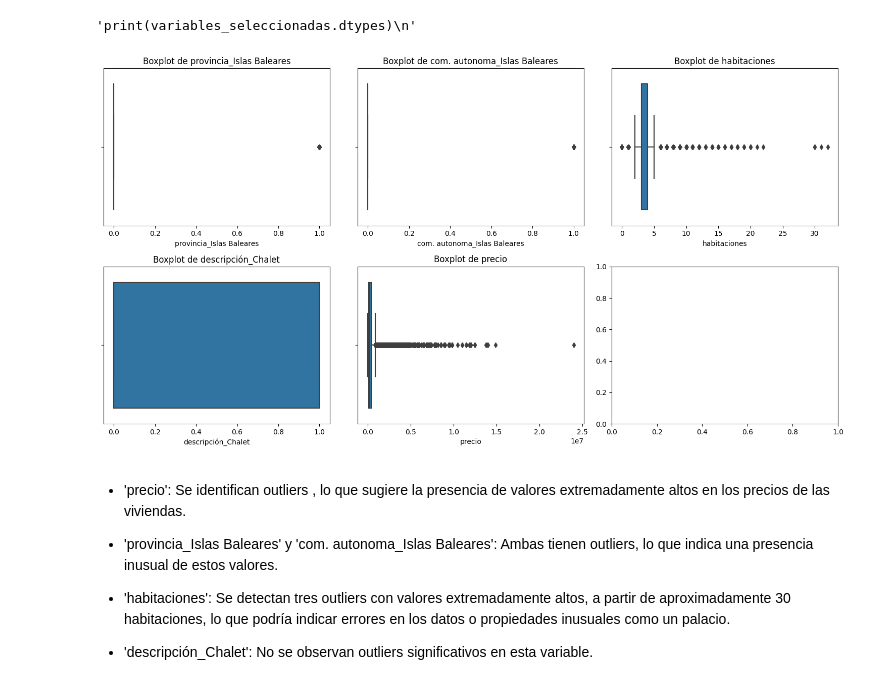
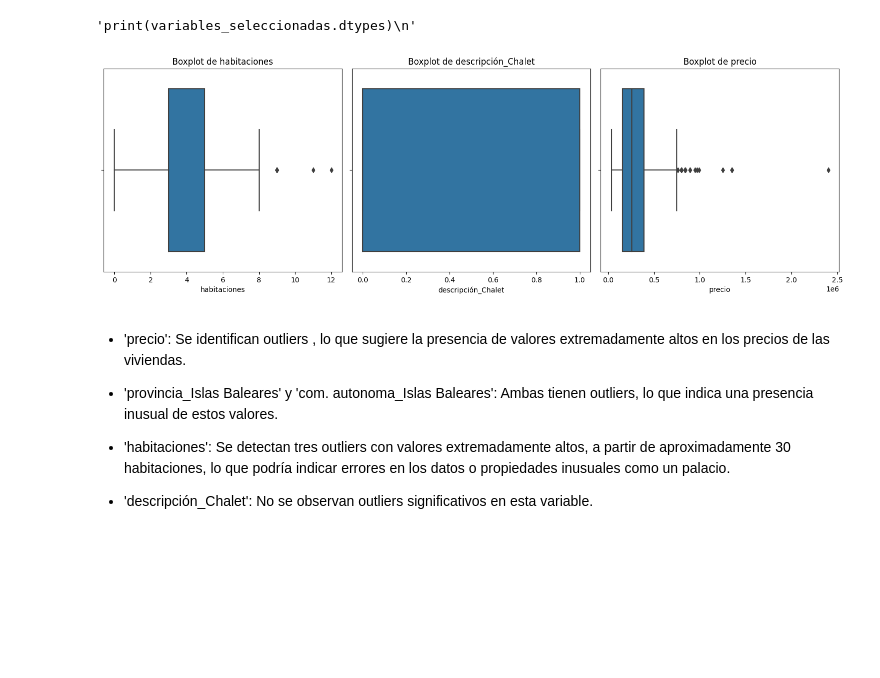
Before and after one commit to 4GeeksAcademy/028-PROYECTO_FINAL_VIVIENDAS-main-4geeks, a Jupyter notebook: src/eda_prov.ipynb, the cells around one changed output. Cells and saved outputs as stored; diff of their text form; code cells hidden in the pictures; blank space fills up the shorter version.

Commit message:
provincias eda

```diff
--- a/src/eda_prov.ipynb
+++ b/src/eda_prov.ipynb
@@ -376,27 +376,28 @@ dataframe.describe()
 # %%
 import matplotlib.pyplot as plt
 import seaborn as sns
 
-# Convertir columnas booleanas en numéricas usando .loc
-variables_seleccionadas.loc[:, 'provincia_Islas Baleares'] = variables_seleccionadas['provincia_Islas Baleares'].astype(int)
-variables_seleccionadas.loc[:, 'com. autonoma_Islas Baleares'] = variables_seleccionadas['com. autonoma_Islas Baleares'].astype(int)
+# DataFrame con las variables seleccionadas
+variables_seleccionadas = dataframe_encoded[['habitaciones', 'descripción_Chalet', 'precio']]
+
+# Convertir columnas booleanas en numéricas
 variables_seleccionadas.loc[:, 'descripción_Chalet'] = variables_seleccionadas['descripción_Chalet'].astype(int)
 
-# Crear una figura de subplots con 2 filas y 3 columnas (excluimos 'precio')
-fig, axes = plt.subplots(figsize=(15, 8), nrows=2, ncols=3)
+# Crear una figura de subplots con 1 fila y 3 columnas
+fig, axes = plt.subplots(figsize=(15, 5), ncols=3)
 
 # Realizar boxplots para detectar outliers
-for i, variable in enumerate(variables_seleccionadas.columns):  # Incluimos todas las columnas
-    sns.boxplot(ax=axes[i//3, i%3], data=variables_seleccionadas, x=variable)
-    axes[i//3, i%3].set_title(f'Boxplot de {variable}')
+for i, variable in enumerate(variables_seleccionadas.columns):
+    sns.boxplot(ax=axes[i], data=variables_seleccionadas, x=variable)
+    axes[i].set_title(f'Boxplot de {variable}')
 
 # Ajustar el layout
 plt.tight_layout()
 
 # Mostrar el gráfico
 plt.show()
 # %% [output]
-[figure, old version]
+[figure, new version]
 # %% [markdown]
 - 'precio': Se identifican outliers , lo que sugiere la presencia de valores extremadamente altos en los precios de las viviendas.
 
```
Also changed, not shown: parts of 5 cells of this notebook, 3 other files.
